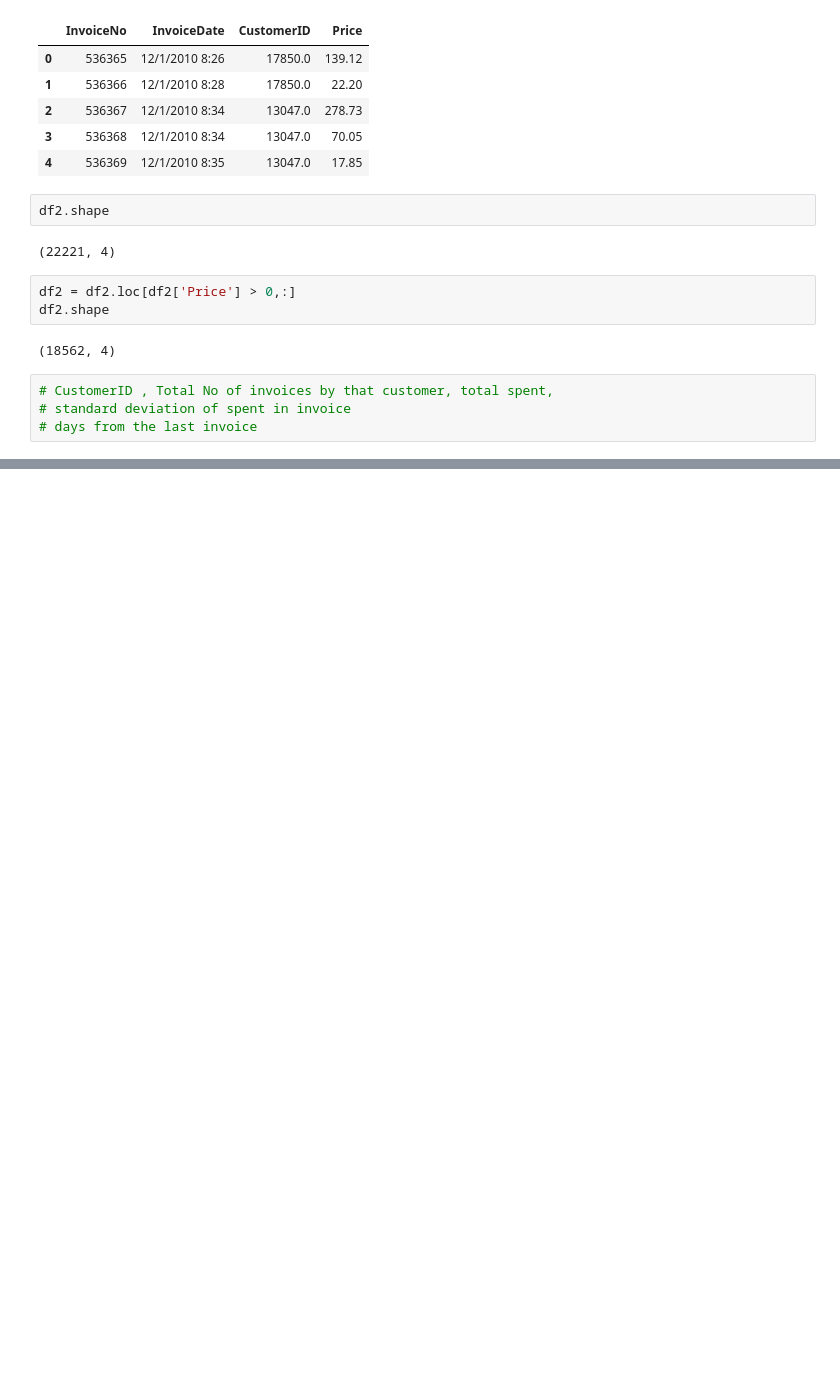
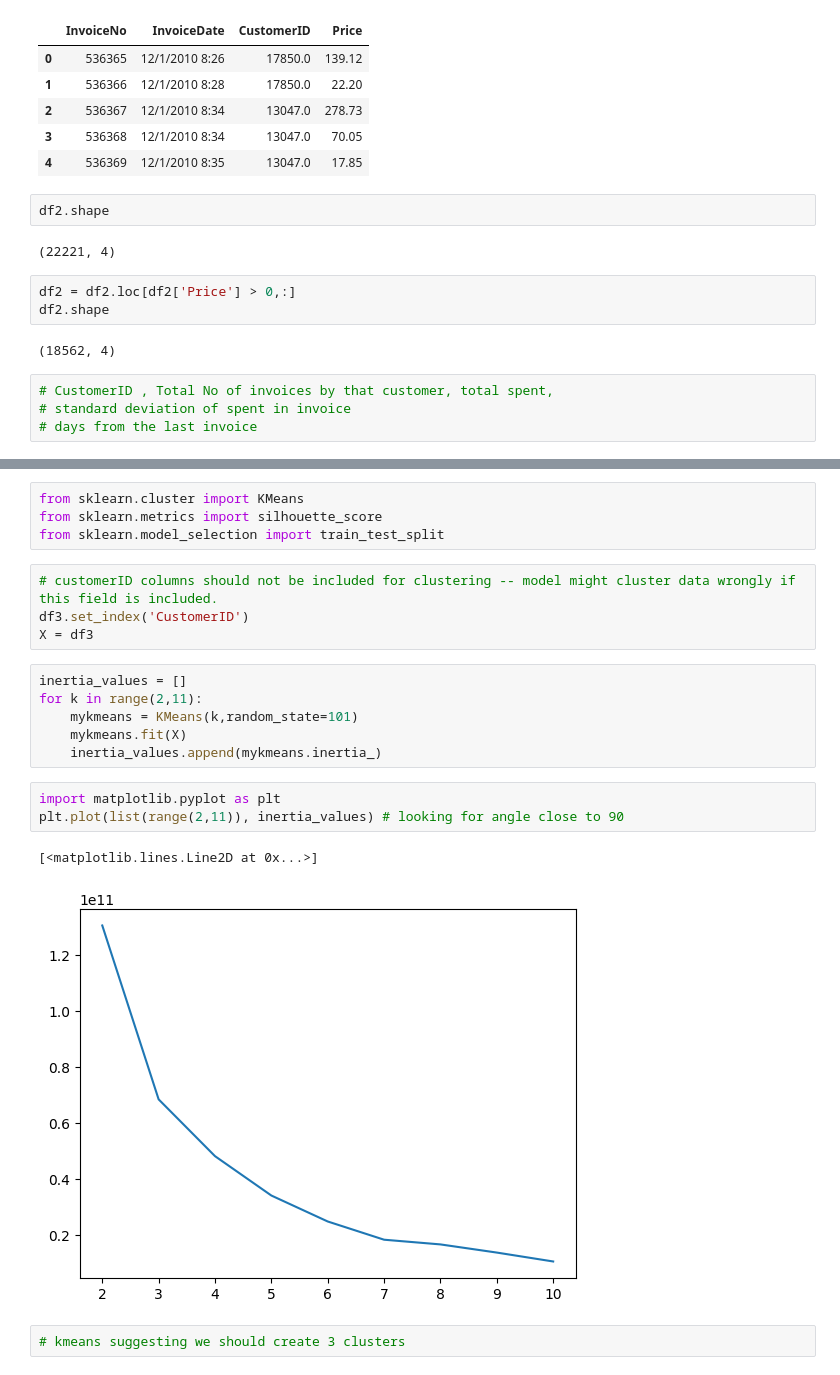
Before and after one commit to karthikoo7/Machine_Learning-BDA-, a Jupyter notebook: CustomerSegmentation.ipynb, the cells around one changed output, grey strips where cells are left out. Saved outputs shown, nothing was run; the diff lists cells and outputs as text; blank space fills up the shorter version.

```diff
--- a/CustomerSegmentation.ipynb
+++ b/CustomerSegmentation.ipynb
@@ -103,0 +137,22 @@ df3
+# %%
+from sklearn.cluster import KMeans
+from sklearn.metrics import silhouette_score
+from sklearn.model_selection import train_test_split
+# %%
+# customerID columns should not be included for clustering -- model might cluster data wrongly if this field is included.
+df3.set_index('CustomerID')
+X = df3
+# %%
+inertia_values = []
+for k in range(2,11):
+    mykmeans = KMeans(k,random_state=101)
+    mykmeans.fit(X)
+    inertia_values.append(mykmeans.inertia_)
+# %%
+import matplotlib.pyplot as plt
+plt.plot(list(range(2,11)), inertia_values) # looking for angle close to 90
+# %% [output]
+[<matplotlib.lines.Line2D at 0x...>]
+[figure, added]
+# %%
+# kmeans suggesting we should create 3 clusters
```
Also changed, not shown: parts of 7 cells of this notebook.
